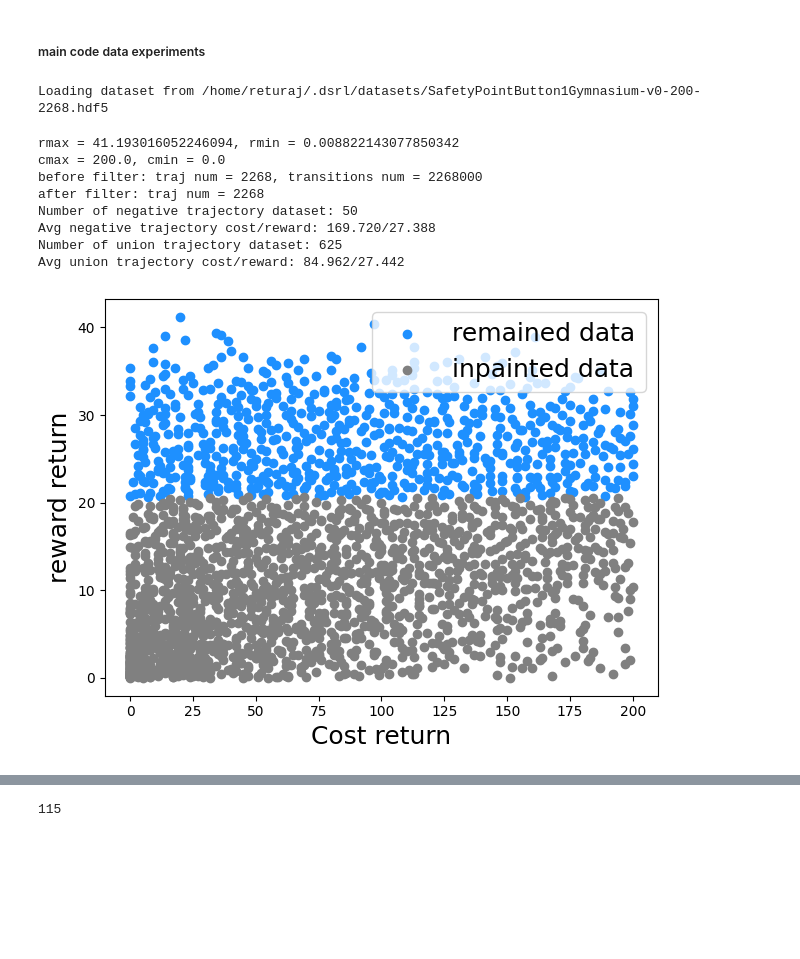
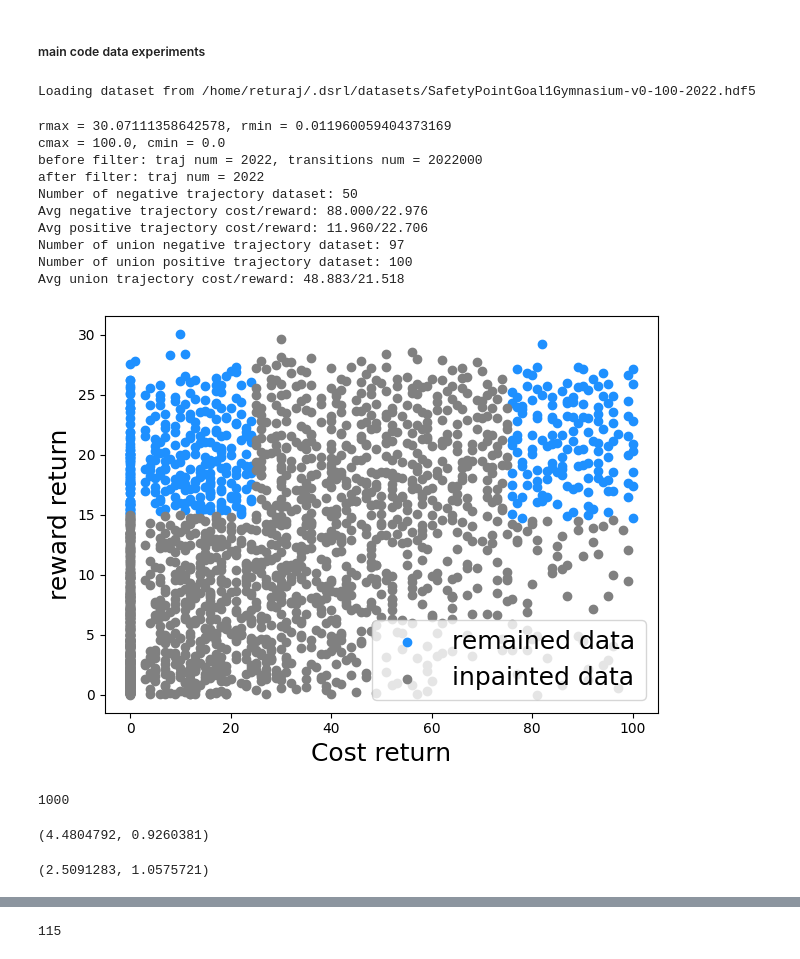
Before and after one commit to returaj/offline_mpc, a Jupyter notebook: dsrl_model/notebooks/check_cost_model.ipynb, the cells around one changed output, grey strips where cells are left out. Drawn from its saved outputs; the diff is of its cells as text; code cells hidden in the pictures; blank space fills up the shorter version.

```diff
--- a/dsrl_model/notebooks/check_cost_model.ipynb
+++ b/dsrl_model/notebooks/check_cost_model.ipynb
@@ -655,27 +655,35 @@ del pred_traj_cost, traj_reward, true_traj_cost, data
 # %%
 trajectory_cfg = {
     "density": 1.0,
+    # ((low_cost, low_reward), (high_cost, low_reward), (medium_cost, high_reward))
+    "inpaint_ranges": (
+        (0.0, 0.5, 0.0, 0.5),
+        (0.5, 1.0, 0.0, 0.5),
+        (0.25, 0.75, 0.0, 1.0),
+    ),
     "target_cost": 25.0,
-    # ((low_cost, low_reward), (high_cost, low_reward), (medium_cost, high_reward))
-    "inpaint_ranges": ((0.0, 1.0, 0.0, 0.5),),
+    "alpha": 0.5,  # dU = alpha * dN + (1-alpha) * dP
     "num_negative_trajectories": 50,
-    "num_union_trajectories": -1,
-    "non_pref_noise": 0.0,
+    "num_union_negative_trajectories": 100,
+    "num_union_positive_trajectories": 100,
 }
 
+env, obs_dim, act_dim = get_env(task)
 main_data = get_dataset_in_d4rl_format(env, trajectory_cfg, task, 1000)
-neg_data, union_data = get_neg_and_union_data_2(main_data, trajectory_cfg)
+neg_data, union_data = get_neg_and_union_data(main_data, trajectory_cfg)
 # %% [output]
-Loading dataset from /home/returaj/.dsrl/datasets/SafetyPointButton1Gymnasium-v0-200-2268.hdf5
+Loading dataset from /home/returaj/.dsrl/datasets/SafetyPointGoal1Gymnasium-v0-100-2022.hdf5
-rmax = 41.193016052246094, rmin = 0.008822143077850342
-cmax = 200.0, cmin = 0.0
-before filter: traj num = 2268, transitions num = 2268000
-after filter: traj num = 2268
+rmax = 30.07111358642578, rmin = 0.011960059404373169
+cmax = 100.0, cmin = 0.0
+before filter: traj num = 2022, transitions num = 2022000
+after filter: traj num = 2022
 Number of negative trajectory dataset: 50
-Avg negative trajectory cost/reward: 169.720/27.388
-Number of union trajectory dataset: 625
-Avg union trajectory cost/reward: 84.962/27.442
+Avg negative trajectory cost/reward: 88.000/22.976
+Avg positive trajectory cost/reward: 11.960/22.706
+Number of union negative trajectory dataset: 97
+Number of union positive trajectory dataset: 100
+Avg union trajectory cost/reward: 48.883/21.518
-[figure, old version]
+[figure, new version]
 # %%
 def get_dist(arr, hz=None):
     ret_arr = []
@@ -691,4 +712,16 @@ def get_preferred_data(costs, dones):
         if np.sum(c[:true_ep_len]) < 30:
             ret_arr.append(c)
     return ret_arr
+# %%
+50*20
+# %% [output]
+1000
+# %%
+get_cost_per_bag_sample(neg_data["costs"], bag_size=64, hz=50)
+# %% [output]
+(4.4804792, 0.9260381)
+# %%
+get_cost_per_bag_sample(union_data["costs"], bag_size=32, hz=50)
+# %% [output]
+(2.5091283, 1.0575721)
 # %%
```
Also changed, not shown: parts of 6 cells of this notebook.
